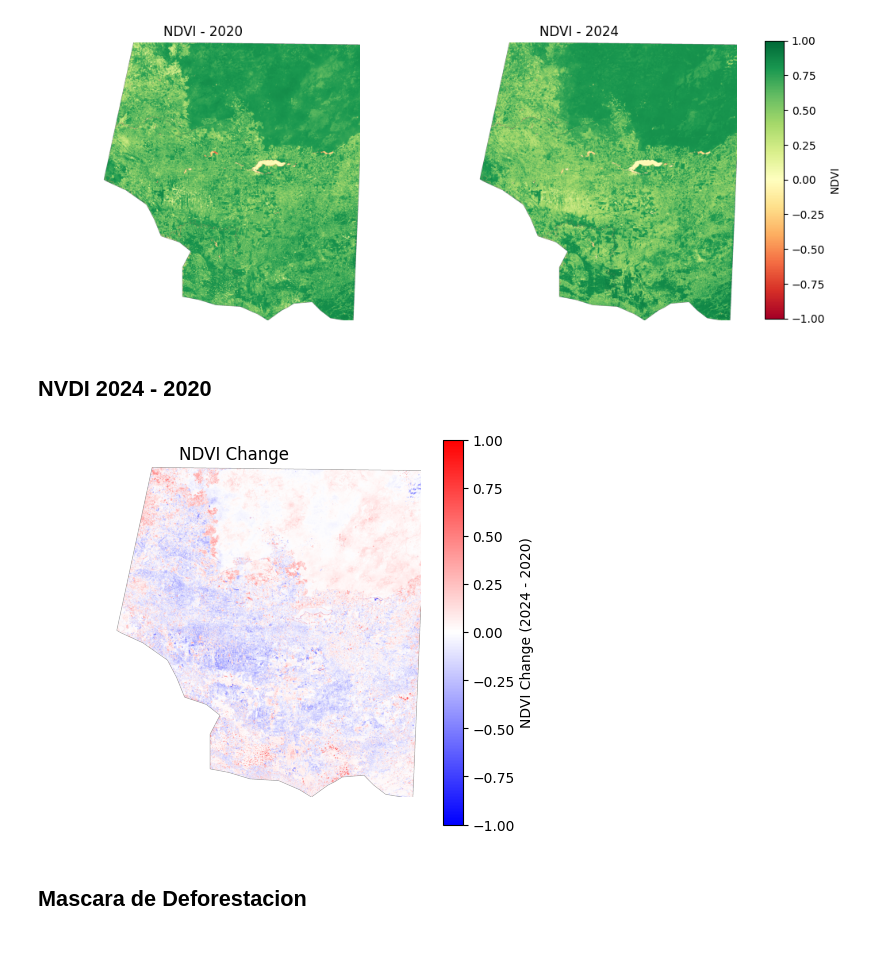
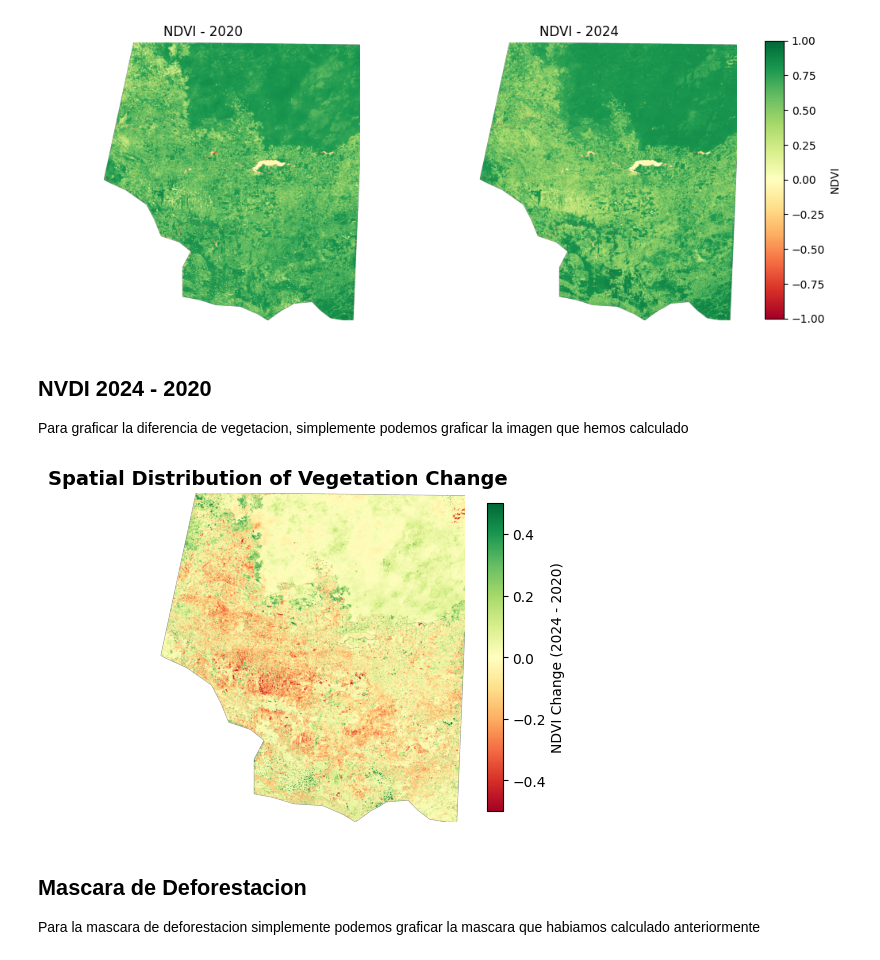
Before and after one commit to TonitoMC/AnalisisGeoespacialPeten, a Jupyter notebook: AnalisisGeoespacial.ipynb, the cells around one changed output. Cells and saved outputs as stored; diff of their text form; code cells hidden in the pictures.

Commit message:
feat: extra analysis & graphs

```diff
--- a/AnalisisGeoespacial.ipynb
+++ b/AnalisisGeoespacial.ipynb
@@ -109,15 +135,17 @@ plt.show()
 [figure]
 # %% [markdown]
 ## NVDI 2024 - 2020
+Para graficar la diferencia de vegetacion, simplemente podemos graficar la imagen que hemos calculado
 # %%
 plt.figure(figsize=(6, 5))
-plt.imshow(ndvi_diff, cmap="bwr", vmin=-1, vmax=1)
-plt.colorbar(label="NDVI Change (2024 - 2020)")
-plt.title("NDVI Change")
+plt.imshow(ndvi_diff, cmap='RdYlGn', vmin=-0.5, vmax=0.5)
+plt.colorbar(label='NDVI Change (2024 - 2020)', shrink=0.8)
+plt.title("Spatial Distribution of Vegetation Change", fontsize=14, fontweight='bold')
 plt.axis("off")
 plt.show()
 # %% [output]
-[figure, old version]
+[figure, new version]
 # %% [markdown]
 ## Mascara de Deforestacion
+Para la mascara de deforestacion simplemente podemos graficar la mascara que habiamos calculado anteriormente
 # %%
```
Also changed, not shown: parts of 23 cells of this notebook.
